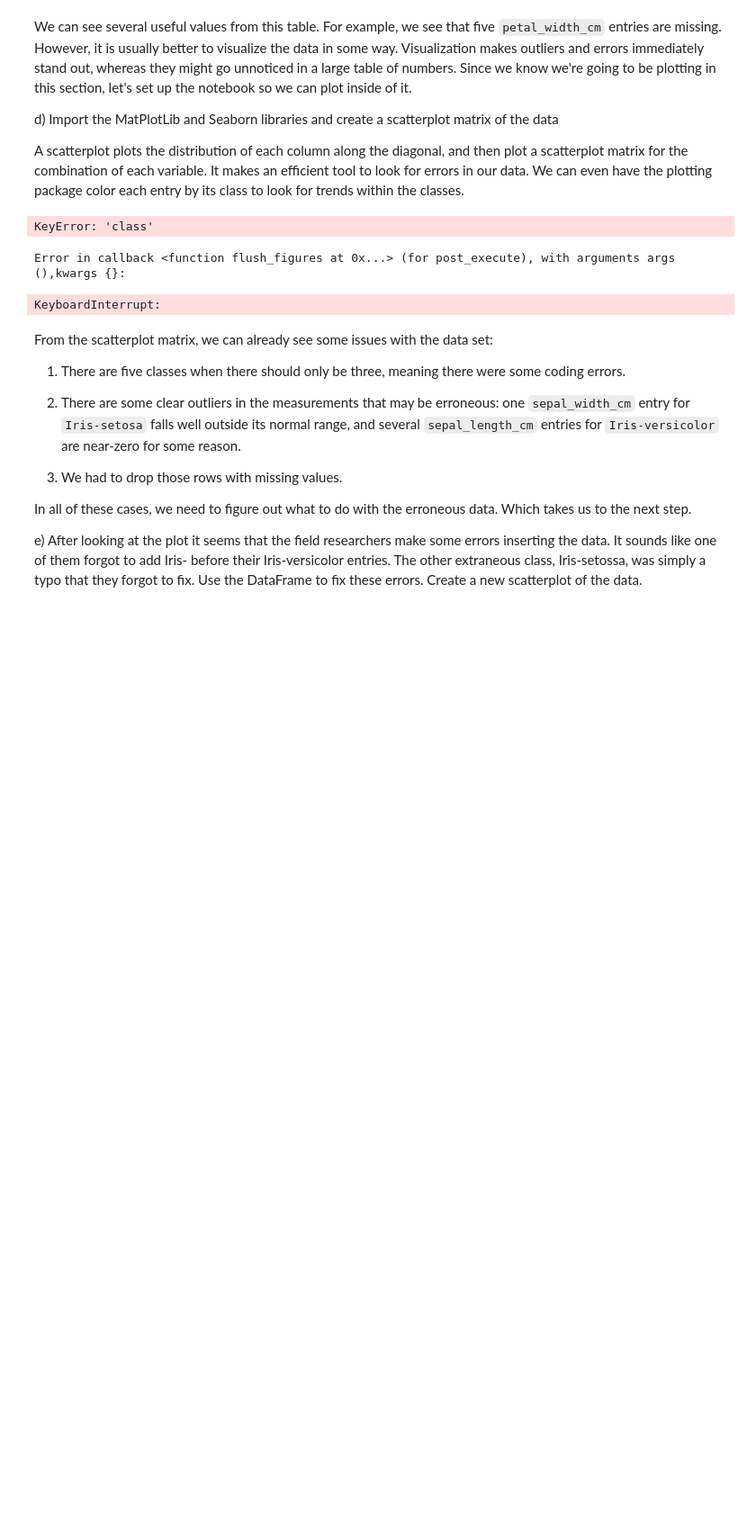
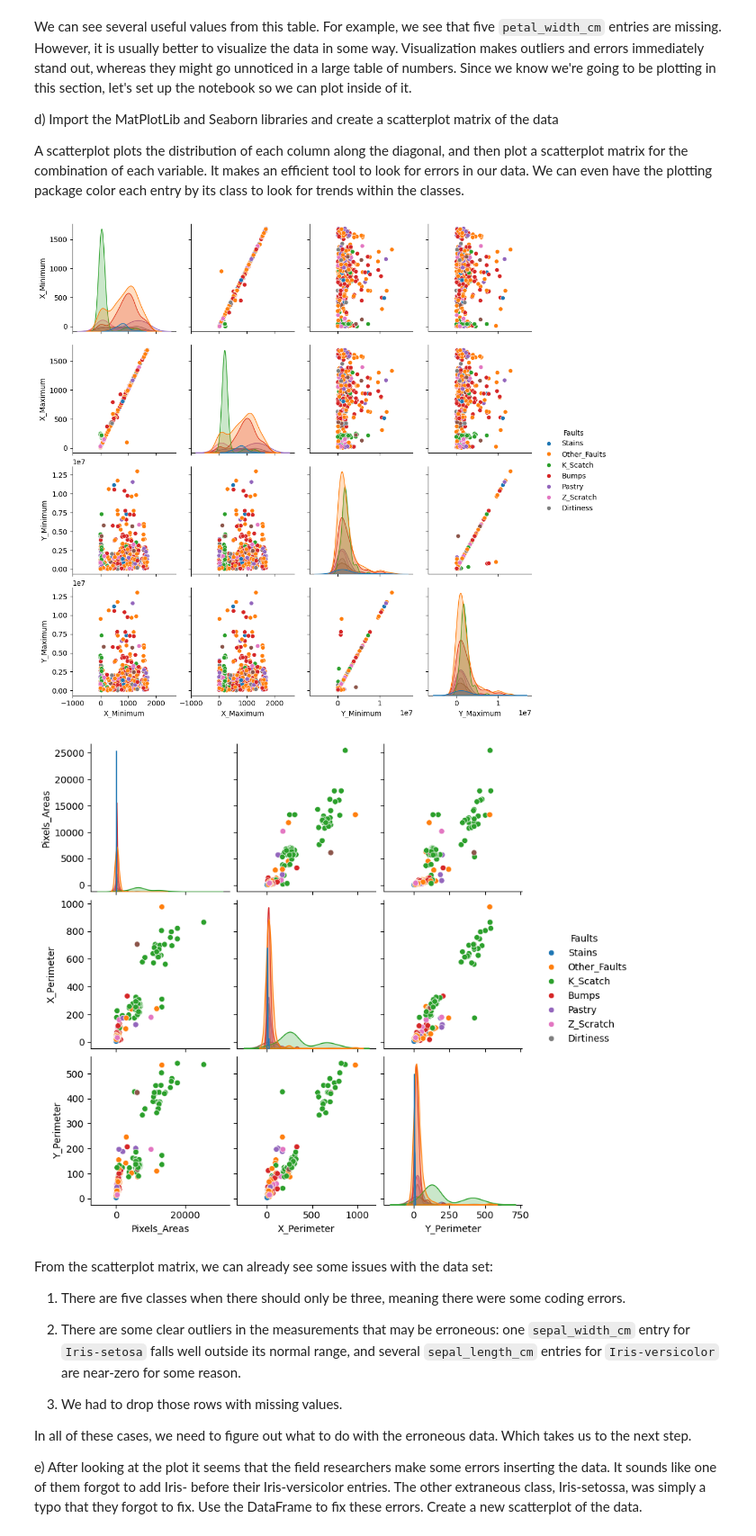
Before and after one commit to Onso37/ia-proj2, a Jupyter notebook: ia-proj2.ipynb, the cells around one changed output. Shown at 90% size. Saved outputs shown, nothing was run; the diff lists cells and outputs as text; code cells hidden in the pictures; blank space fills up the shorter version.

Commit message:
some plots

```diff
--- a/ia-proj2.ipynb
+++ b/ia-proj2.ipynb
@@ -92,0 +107,26 @@ dtype: int64
+# %%
+#print(target_values.head(20))
+#Func to get the columns that have a certain fault set to 1 and append them to a list of faults returning them to a new column.
+def get_faults(row):
+    faults = ""
+    for label in all_target_labels:
+        if row[label] == 1:
+            faults+= label + ","
+    faults = faults[:-1]
+    return faults
+def get_steel_type(row):
+    if row['TypeOfSteel_A300'] == 1:
+        return 'A300'
+    else:
+        return 'A400'
+def count_faults(row):
+    return len(row['Faults'].split(','))
+steel_data['Faults']=target_values.apply(get_faults, axis=1)
+target = steel_data['Faults']
+#print(steel_data[steel_data['Faults'].str.contains(',')])
+labels = ['TypeOfSteel_A300','TypeOfSteel_A400']
+target = steel_data[labels]
+steel_data['TypeOfSteel'] = target.apply(get_steel_type, axis=1)
+#print(steel_data['TypeOfSteel'].head(20))
+steel_data = steel_data.drop(['TypeOfSteel_A300','TypeOfSteel_A400','Pastry', 'Z_Scratch', 'K_Scatch', 'Stains', 'Dirtiness', 'Bumps', 'Other_Faults'],axis=1)
+print(steel_data.head(100))
@@ -99,17 +157,22 @@ A scatterplot plots the distribution of each column along the diagonal, and then
 # %%
 # This line tells the notebook to show plots inside of the notebook
 %matplotlib inline
 
 import matplotlib.pyplot as plt
 import seaborn as sb
 
 # We have to temporarily drop the rows with 'NA' values # because the Seaborn plotting
 # function does not know what to do with them
-sb.pairplot(steel_data.dropna(), hue='class')
+limit = 500
+location_features = ['X_Minimum','X_Maximum','Y_Minimum','Y_Maximum','Faults']
+size_features = ['Pixels_Areas','X_Perimeter','Y_Perimeter','Faults']
+sb.pairplot(steel_data[location_features].head(limit),hue='Faults')
+plt.show()
+sb.pairplot(steel_data[size_features].head(limit),hue='Faults')
+plt.show()
 # %% [output]
-KeyError: 'class'
-Error in callback <function flush_figures at 0x...> (for post_execute), with arguments args (),kwargs {}:
-KeyboardInterrupt:
+[figure, added]
+[figure, added]
 # %% [markdown]
 From the scatterplot matrix, we can already see some issues with the data set:
 
```
Also changed, not shown: parts of 3 cells of this notebook.
